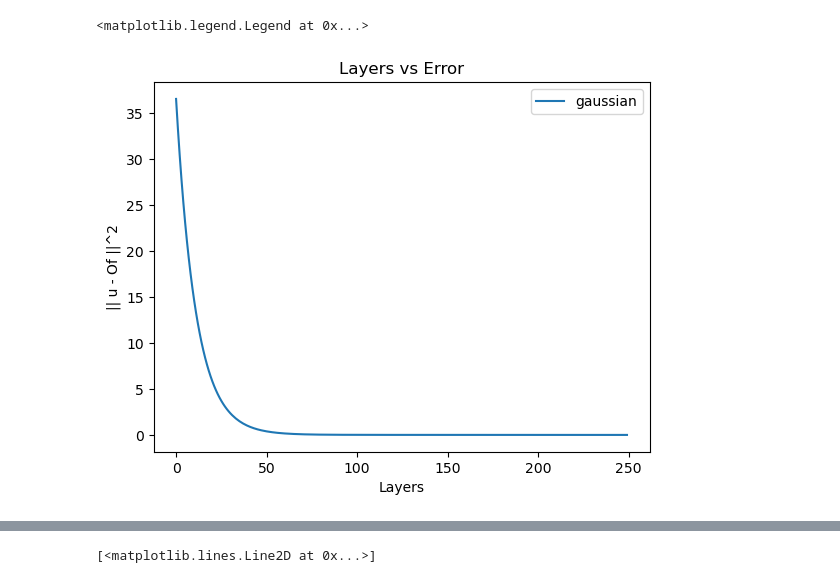
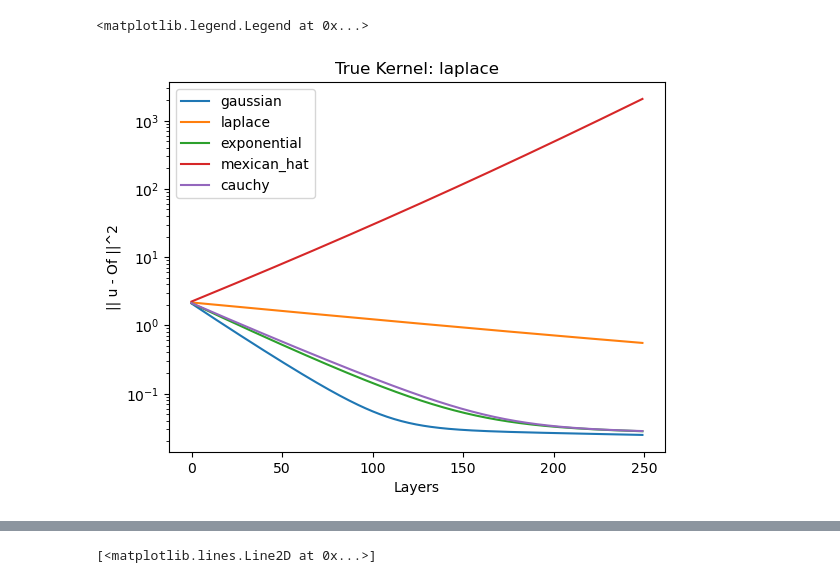
Before and after one commit to yashpatel5400/opicl, a Jupyter notebook: debug.ipynb, the cells around one changed output, grey strips where cells are left out. Saved outputs shown, nothing was run; the diff lists cells and outputs as text; code cells hidden in the pictures.

```diff
--- a/debug.ipynb
+++ b/debug.ipynb
@@ -44,8 +44,10 @@ def np_conv(kernel, img):
 
     return result
 
-def make_simple_learnable_operator_dataset(kernel, num_samples=25, H=64, W=64, sigma=1.0, seed=0):
+def make_simple_learnable_operator_dataset(kernel, num_samples=25, H=64, W=64, sigma=1.0, seed=42):
     # Sample 5 random basis pairs (f_i, g_i)
+    np.random.seed(seed)
+
     alpha, beta, gamma, N = 1.0, 1.0, 4.0, H
     num_bases = 5
 
@@ -71,13 +73,20 @@ def make_simple_learnable_operator_dataset(kernel, num_samples=25, H=64, W=64, s
 H, W = 64, 64
 kernel_maps = Kernels(H, W)
 
-true_kernel_name = "gaussian"
-true_kernel = kernel_maps.get_kernel(true_kernel_name)
+kernels = {
+    "gaussian"    : kernel_maps.get_kernel("gaussian", sigma=10.0),
+    "laplace"     : kernel_maps.get_kernel("laplace", sigma=5.0),
+    "exponential" : kernel_maps.get_kernel("exponential", sigma=10.0),
+    "mexican_hat" : kernel_maps.get_kernel("mexican_hat", sigma=3.0),
+    "cauchy"      : kernel_maps.get_kernel("cauchy", sigma=8.0),
+}
+
+true_kernel_name = "laplace"
 
 # Generate data
 icl_num_samples = 50
 f, Of = make_simple_learnable_operator_dataset(
-    true_kernel,
+    kernels[true_kernel_name],
     num_samples=icl_num_samples
 )
 
@@ -101,12 +110,11 @@ def construct_Z(f_test):
 r = 2 # 5e-1
 num_layers = 250
 
-kernel_names = kernel_maps.available_kernels()
 kernel_to_preds, kernel_to_errors = {}, {}
-for kernel_name in ["gaussian"]:
-    opformer = TransformerOperator(num_layers=num_layers, im_size=im_size, kernel=kernel_maps.get_kernel(kernel_name), icl_lr=-r, icl_init=True).to(device)
+for kernel_name in kernels:
+    opformer = TransformerOperator(num_layers=num_layers, im_size=im_size, kernel=kernels[kernel_name], icl_lr=-r, icl_init=True).to(device)
 
-    y_idx  = -1
+    y_idx  = 3
     Z_test = construct_Z(f[y_idx])
 
     _, preds = opformer(Z_test)
@@ -116,18 +124,16 @@ for kernel_name in ["gaussian"]:
     kernel_to_preds[kernel_name]  = test_preds
     kernel_to_errors[kernel_name] = errors
 # %%
-plt.title("Layers vs Error")
+plt.title(f"True Kernel: {true_kernel_name}")
 plt.xlabel("Layers")
 plt.ylabel("|| u - Of ||^2")
 
-for kernel_name in ["gaussian"]:
-    if kernel_name == "mexican_hat":
-        continue
-    plt.plot(kernel_to_errors[kernel_name], label=kernel_name)
+for kernel_name in kernel_to_preds:
+    plt.semilogy(kernel_to_errors[kernel_name], label=kernel_name)
 
 plt.legend()
 # %% [output]
 <matplotlib.legend.Legend at 0x...>
-[figure, old version]
+[figure, new version]
 # %%
 # Plot comparison
```
Also changed, not shown: parts of 1 cell of this notebook, 1 other file.
